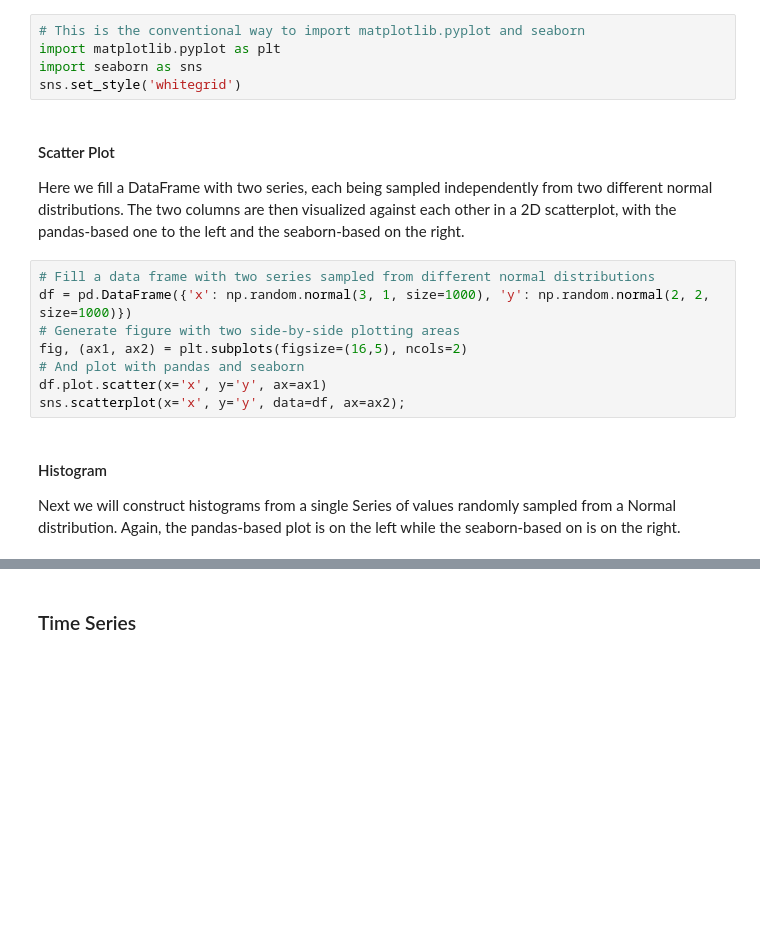
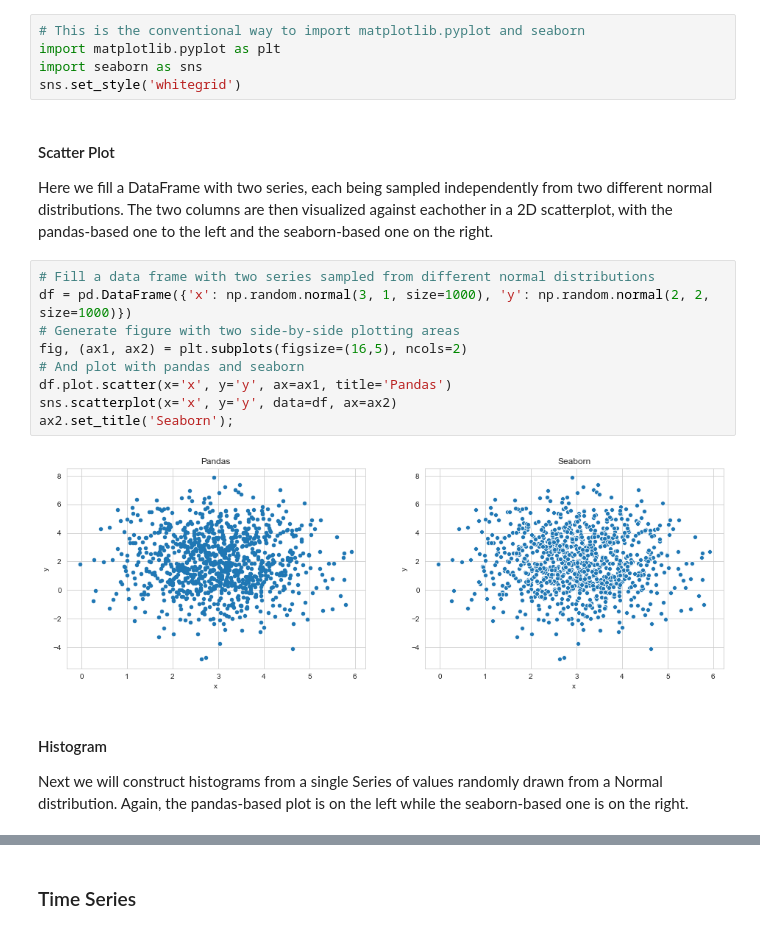
Before and after one commit to ntnu-ai-lab/tdt4173-2020, a Jupyter notebook: notebooks/tutorial_full.ipynb, the cells around one changed output, grey strips where cells are left out. Drawn from its saved outputs; the diff is of its cells as text; blank space fills up the shorter version.

```diff
--- a/notebooks/tutorial_full.ipynb
+++ b/notebooks/tutorial_full.ipynb
@@ -595,23 +775,26 @@ sns.set_style('whitegrid')
 
 Here we fill a DataFrame with two series, each being sampled
 independently from two different normal distributions.
-The two columns are then visualized against each other
+The two columns are then visualized against eachother
 in a 2D scatterplot, with the pandas-based one to the
-left and the seaborn-based on the right.
+left and the seaborn-based one on the right.
 # %%
 # Fill a data frame with two series sampled from different normal distributions
 df = pd.DataFrame({'x': np.random.normal(3, 1, size=1000), 'y': np.random.normal(2, 2, size=1000)})
 # Generate figure with two side-by-side plotting areas
 fig, (ax1, ax2) = plt.subplots(figsize=(16,5), ncols=2)
 # And plot with pandas and seaborn
-df.plot.scatter(x='x', y='y', ax=ax1)
-sns.scatterplot(x='x', y='y', data=df, ax=ax2);
+df.plot.scatter(x='x', y='y', ax=ax1, title='Pandas')
+sns.scatterplot(x='x', y='y', data=df, ax=ax2)
+ax2.set_title('Seaborn');
+# %% [output]
+[figure, added]
 # %% [markdown]
 #### Histogram
 
 Next we will construct histograms from a single Series of values
-randomly sampled from a Normal distribution. Again, the pandas-based
-plot is on the left while the seaborn-based on is on the right.
+randomly drawn from a Normal distribution. Again, the pandas-based
+plot is on the left while the seaborn-based one is on the right.
 # %%
 # Fill a series with IID normal values
 s = pd.Series(np.random.normal(size=(1000)))
```
Also changed, not shown: parts of 81 cells of this notebook.
